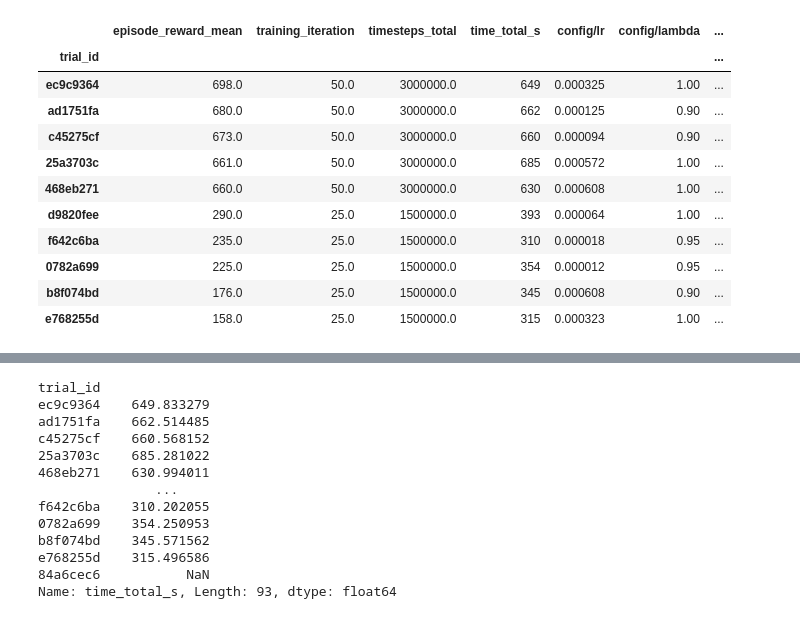
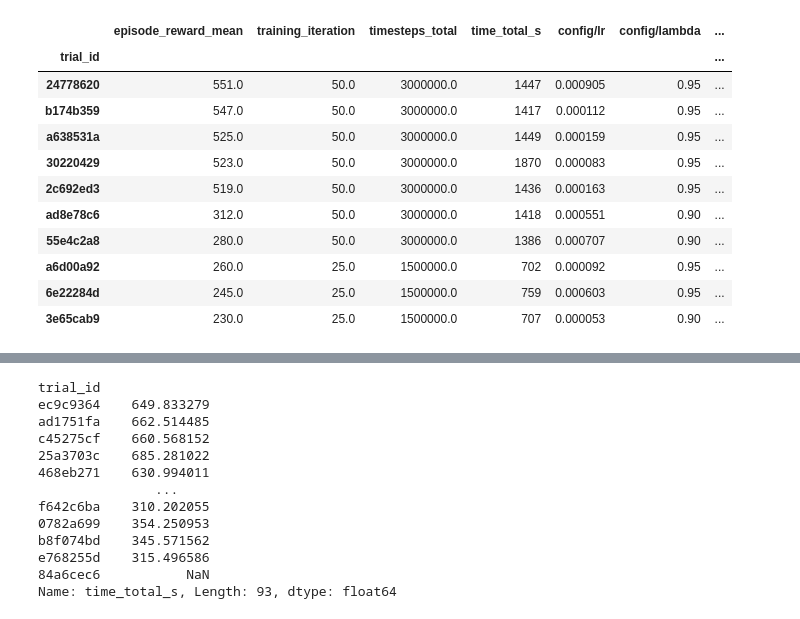
Before and after one commit to willis-richard/meltingpot, a Jupyter notebook: reward_transfer/results.ipynb, the cells around one changed output, grey strips where cells are left out. Cells and saved outputs as stored; diff of their text form; code cells hidden in the pictures.

```diff
--- a/reward_transfer/results.ipynb
+++ b/reward_transfer/results.ipynb
@@ -4,7 +4,5 @@ import pandas as pd
 
 # INPUT = "/home/richard/repo/forks/meltingpot/results/optuna/coins/experiment_state-2024-02-05_22-24-11.json"
 # INPUT = "/scratch/users/k21075402/optuna_single/clean_up_simple_single/experiment_state-2024-04-19_13-38-31.json"
-
-INPUT = "/scratch/users/k21075402/optuna/single/commons_harvest__open/experiment_state-2024-05-09_16-42-49.json"
-
-df = tune.ExperimentAnalysis(INPUT).results_df
+# INPUT = "/scratch/users/k21075402/optuna/single/commons_harvest__open/experiment_state-2024-05-09_16-42-49.json"
+INPUT = "/scratch/users/k21075402/optuna/random/commons_harvest__open/experiment_state-2024-05-10_18-33-19.json"
@@ -14,23 +9,28 @@ df = tune.ExperimentAnalysis(INPUT).results_df
 # %%
 # print([c for c in df.columns if "step" in c])
-cols = ['episode_reward_mean', 'training_iteration', 'timesteps_total', 'time_total_s', 'config/lr', 'config/lambda', 'config/clip_param', 'config/vf_clip_param',
-        'config/vf_loss_coeff', 'config/entropy_coeff', 'config/sgd_minibatch_size', 'config/num_sgd_iter']
-df = df[cols].sort_values(['episode_reward_mean'], ascending=False)
-df = df.dropna()
-df['time_total_s'] = df['time_total_s'].astype(int)
-df['episode_reward_mean'] = df['episode_reward_mean'].round()
-
-pd.concat([df.head(5), df.tail(5)])
+def format_df(df):
+    cols = ['episode_reward_mean', 'training_iteration', 'timesteps_total', 'time_total_s', 'config/lr', 'config/lambda', 'config/clip_param', 'config/vf_clip_param',
+            'config/vf_loss_coeff', 'config/entropy_coeff', 'config/sgd_minibatch_size', 'config/num_sgd_iter']
+    df = df[cols].sort_values(['episode_reward_mean'], ascending=False)
+    df = df.dropna()
+    df['time_total_s'] = df['time_total_s'].astype(int)
+    df['episode_reward_mean'] = df['episode_reward_mean'].round()
+    return df
-# %% [output]
-|  | episode_reward_mean | training_iteration | timesteps_total | time_total_s | config/lr | config/lambda | ... |
-| trial_id |  |  |  |  |  |  | ... |
-| ec9c9364 | 698.0 | 50.0 | 3000000.0 | 649 | 0.000325 | 1.00 | ... |
-| ad1751fa | 680.0 | 50.0 | 3000000.0 | 662 | 0.000125 | 0.90 | ... |
-| c45275cf | 673.0 | 50.0 | 3000000.0 | 660 | 0.000094 | 0.90 | ... |
-| 25a3703c | 661.0 | 50.0 | 3000000.0 | 685 | 0.000572 | 1.00 | ... |
-| 468eb271 | 660.0 | 50.0 | 3000000.0 | 630 | 0.000608 | 1.00 | ... |
-| d9820fee | 290.0 | 25.0 | 1500000.0 | 393 | 0.000064 | 1.00 | ... |
-| f642c6ba | 235.0 | 25.0 | 1500000.0 | 310 | 0.000018 | 0.95 | ... |
-| 0782a699 | 225.0 | 25.0 | 1500000.0 | 354 | 0.000012 | 0.95 | ... |
-| b8f074bd | 176.0 | 25.0 | 1500000.0 | 345 | 0.000608 | 0.90 | ... |
-| e768255d | 158.0 | 25.0 | 1500000.0 | 315 | 0.000323 | 1.00 | ... |
+# %%
+df = tune.ExperimentAnalysis(INPUT).results_df
+df = format_df(df)
+
+pd.concat([df.head(5), df.tail(5)])
+# %% [output]
+|  | episode_reward_mean | training_iteration | timesteps_total | time_total_s | config/lr | config/lambda | ... |
+| trial_id |  |  |  |  |  |  | ... |
+| 24778620 | 551.0 | 50.0 | 3000000.0 | 1447 | 0.000905 | 0.95 | ... |
+| b174b359 | 547.0 | 50.0 | 3000000.0 | 1417 | 0.000112 | 0.95 | ... |
+| a638531a | 525.0 | 50.0 | 3000000.0 | 1449 | 0.000159 | 0.95 | ... |
+| 30220429 | 523.0 | 50.0 | 3000000.0 | 1870 | 0.000083 | 0.95 | ... |
+| 2c692ed3 | 519.0 | 50.0 | 3000000.0 | 1436 | 0.000163 | 0.95 | ... |
+| ad8e78c6 | 312.0 | 50.0 | 3000000.0 | 1418 | 0.000551 | 0.90 | ... |
+| 55e4c2a8 | 280.0 | 50.0 | 3000000.0 | 1386 | 0.000707 | 0.90 | ... |
+| a6d00a92 | 260.0 | 25.0 | 1500000.0 | 702 | 0.000092 | 0.95 | ... |
+| 6e22284d | 245.0 | 25.0 | 1500000.0 | 759 | 0.000603 | 0.95 | ... |
+| 3e65cab9 | 230.0 | 25.0 | 1500000.0 | 707 | 0.000053 | 0.90 | ... |
```
Also changed, not shown: parts of 2 cells of this notebook, 2 other files.
